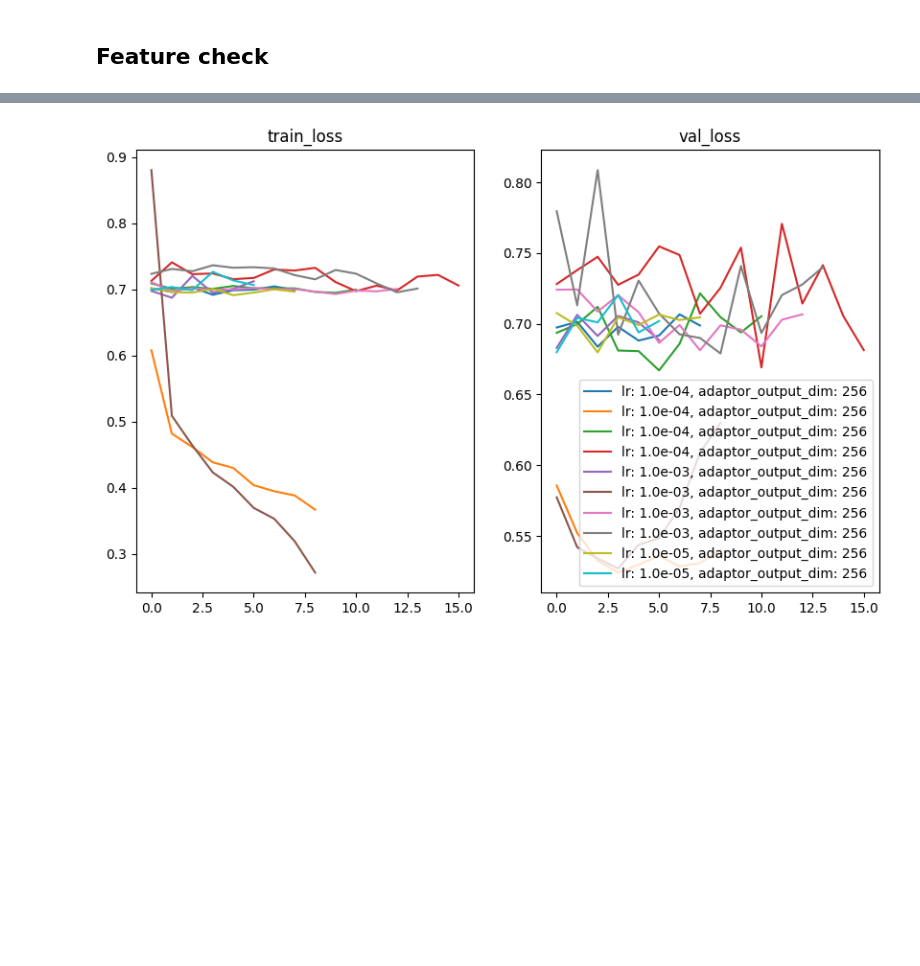
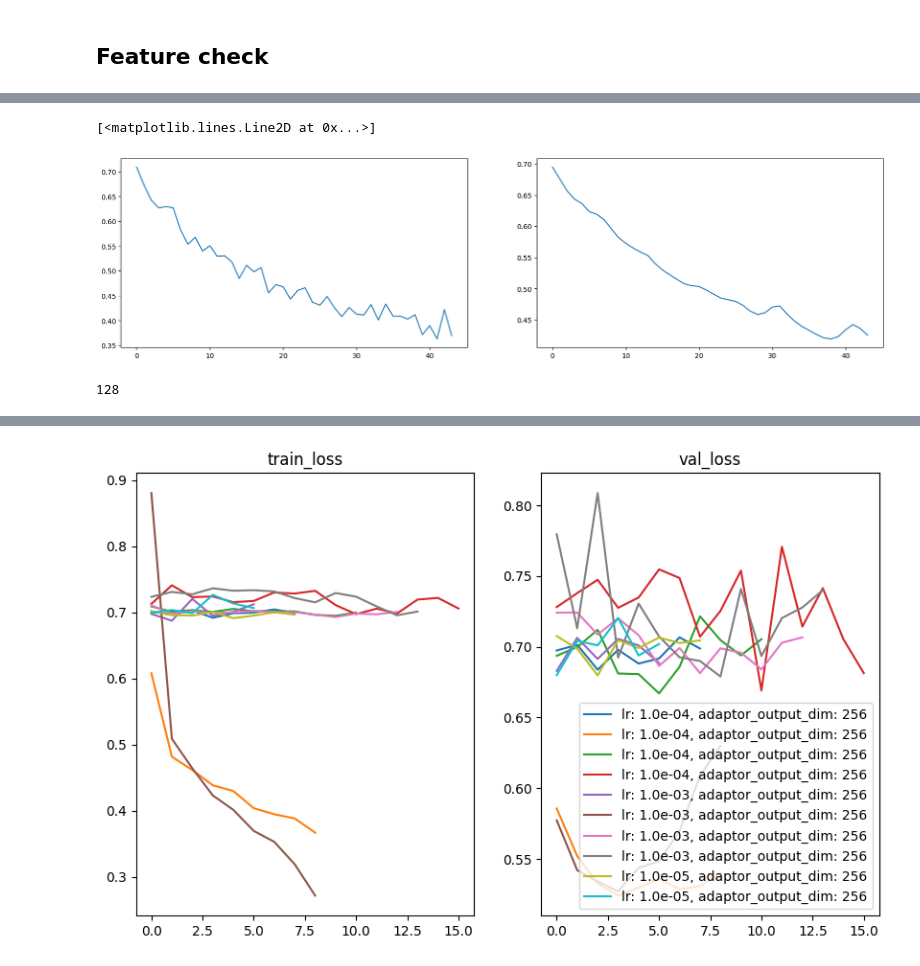
Before and after one commit to CeHouGIS/Safety_Perception_HK, a Jupyter notebook: safety_perception_model/single_model/feature_check.ipynb, the cells around one changed output, grey strips where cells are left out. Drawn from its saved outputs; the diff is of its cells as text; code cells hidden in the pictures; blank space fills up the shorter version.

```diff
--- a/safety_perception_model/single_model/feature_check.ipynb
+++ b/safety_perception_model/single_model/feature_check.ipynb
@@ -2,0 +56,13 @@
+# %%
+aaa = pd.read_csv(cfg_sorted[0])
+fig, ax = plt.subplots(1, 2, figsize=(20, 5))
+
+ax[0].plot(aaa.index, aaa['train_loss_list'], label=c.split('/')[-2])
+ax[1].plot(aaa.index, aaa['val_loss_list'], label=c.split('/')[-2])
+# %% [output]
+[<matplotlib.lines.Line2D at 0x...>]
+[figure, added]
+# %%
+sum(epoch_count_list[:2])
+# %% [output]
+128
```
Also changed, not shown: parts of 9 cells of this notebook, 3 other files.
